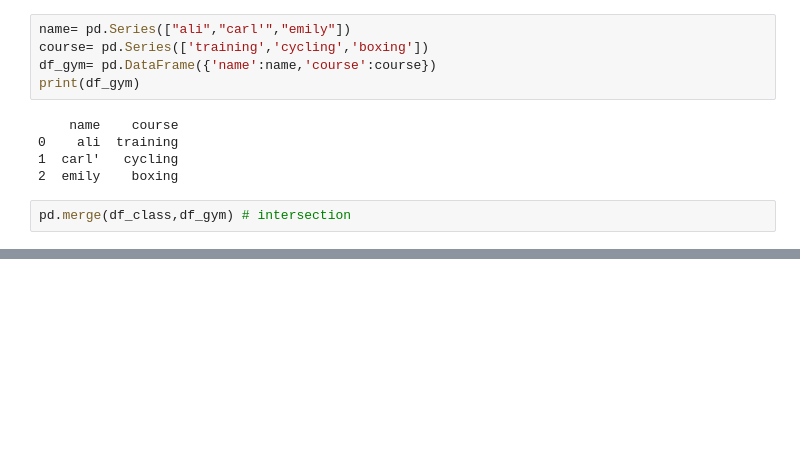
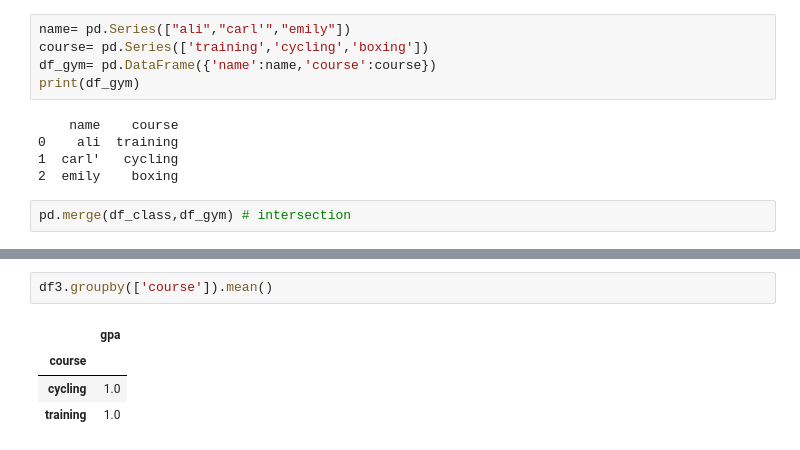
Before and after one commit to AhmadNass7/AI-AND-APPLICATIONS, a Jupyter notebook: 7&8_Prog.ipynb, the cells around one changed output, grey strips where cells are left out. Cells and saved outputs as stored; diff of their text form; blank space fills up the shorter version.

```diff
--- a/7&8_Prog.ipynb
+++ b/7&8_Prog.ipynb
@@ -521,0 +590,7 @@ pd.merge(df_class,df_gym) # intersection
+# %%
+df3.groupby(['course']).mean()
+# %% [output]
+|  | gpa |
+| course |  |
+| cycling | 1.0 |
+| training | 1.0 |
```
Also changed, not shown: parts of 8 cells of this notebook.
